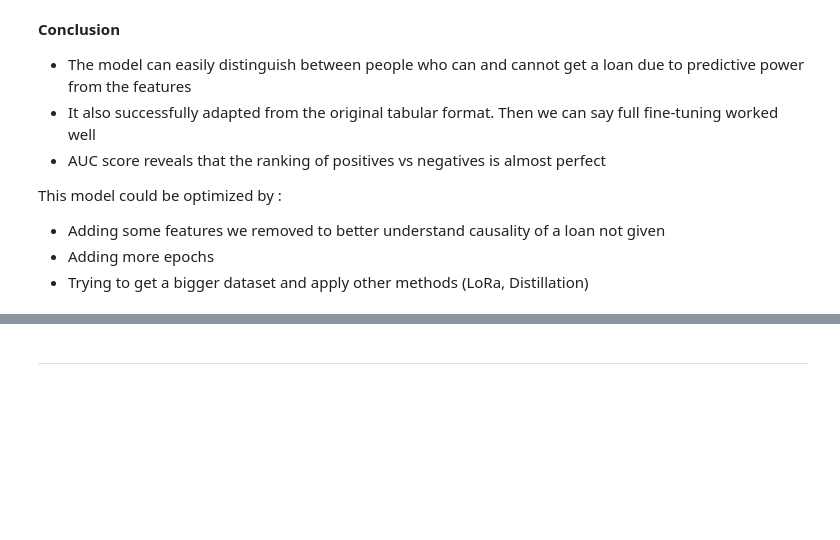
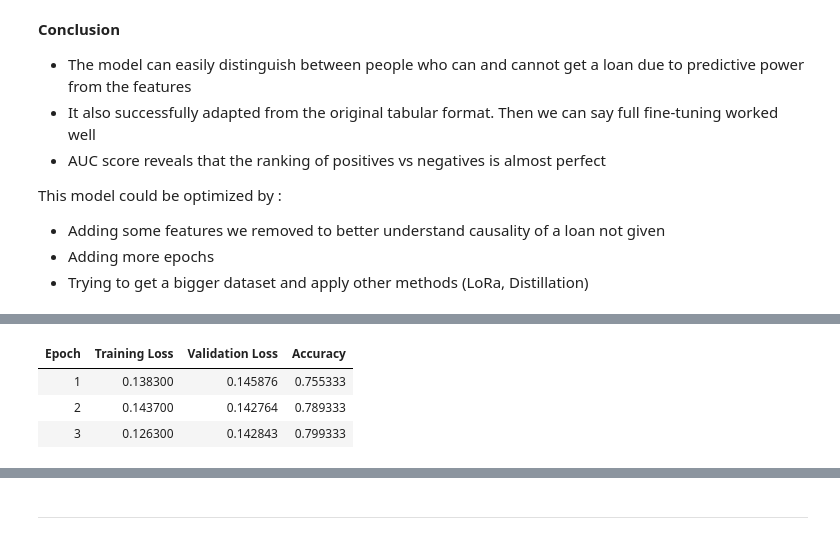
Before and after one commit to LouisDuv/ethical_AI_workflow, a Jupyter notebook: src/notebook.ipynb, the cells around one changed output, grey strips where cells are left out. Saved outputs shown, nothing was run; the diff lists cells and outputs as text; code cells hidden in the pictures; blank space fills up the shorter version.

```diff
--- a/src/notebook.ipynb
+++ b/src/notebook.ipynb
@@ -362,0 +395,94 @@ This model could be optimized by :
+# %%
+from transformers import AutoModelForSequenceClassification, Trainer, TrainingArguments
+import torch
+import torch.nn.functional as F
+import numpy as np
+import evaluate
+
+# ------------------------------
+# Load teacher (frozen)
+# ------------------------------
+teacher = AutoModelForSequenceClassification.from_pretrained("loan_model").eval()
+for p in teacher.parameters():
+    p.requires_grad = False
+
+# Load smaller student
+student = AutoModelForSequenceClassification.from_pretrained("prajjwal1/bert-tiny", num_labels=2)
+
+# ------------------------------
+# Distillation setup
+# ------------------------------
+temperature = 2.0
+alpha = 0.7
+metric = evaluate.load("accuracy")
+
+def compute_metrics(p):
+    preds = np.argmax(p.predictions, axis=1)
+    return {"accuracy": metric.compute(predictions=preds, references=p.label_ids)["accuracy"]}
+
+class DistillationTrainer(Trainer):
+    def compute_loss(self, model, inputs, return_outputs=False, **kwargs):
+        labels = inputs["labels"]
+        outputs_s = model(**{k: v for k, v in inputs.items() if k != "labels"})
+        logits_s = outputs_s.logits
+
+        with torch.no_grad():
+            outputs_t = teacher(**{k: v for k, v in inputs.items() if k != "labels"})
+            logits_t = outputs_t.logits
+
+        # Hard and soft losses
+        loss_ce = F.cross_entropy(logits_s, labels)
+        loss_kl = F.kl_div(
+            F.log_softmax(logits_s / temperature, dim=-1),
+            F.softmax(logits_t / temperature, dim=-1),
+            reduction="batchmean"
+        ) * (temperature ** 2)
+
+        loss = alpha * loss_kl + (1 - alpha) * loss_ce
+        return (loss, outputs_s) if return_outputs else loss
+
+# ------------------------------
+# Training arguments (fixed)
+# ------------------------------
+args = TrainingArguments(
+    output_dir="loan_model_distilled",
+    learning_rate=5e-4,
+    per_device_train_batch_size=16,
+    per_device_eval_batch_size=32,
+    num_train_epochs=3,
+    logging_steps=50,
+    eval_strategy="epoch",     # <-- ADDED
+    save_strategy="epoch",           # <-- ADDED
+    load_best_model_at_end=True,     # works now
+    fp16=torch.cuda.is_available(),
+    report_to="none"
+)
+
+# ------------------------------
+# Trainer and training
+# ------------------------------
+trainer = DistillationTrainer(
+    model=student,
+    args=args,
+    train_dataset=ds_train,
+    eval_dataset=ds_test,
+    tokenizer=tok,
+    compute_metrics=compute_metrics
+)
+
+trainer.train()
+
+# ------------------------------
+# Save distilled model
+# ------------------------------
+trainer.save_model("loan_model_distilled")
+tok.save_pretrained("loan_model_distilled")
+print("✅ Distilled model saved to 'loan_model_distilled/'")
+
+lora_preds = trainer.predict(ds_test)
+lora_logits = lora_preds.predictions
+lora_probs = torch.softmax(torch.tensor(lora_logits), dim=1)[:, 1].numpy()
+
+auc_distilled = plot_roc_auc(y_test, lora_probs, title_prefix="Loan - LoRA")
+print(f"✅ Distilled Fine-tuning completed — ROC-AUC: {auc_distilled:.4f}")
+# %% [output]
@@ -362,0 +492,4 @@ This model could be optimized by :
+| Epoch | Training Loss | Validation Loss | Accuracy |
+| 1 | 0.138300 | 0.145876 | 0.755333 |
+| 2 | 0.143700 | 0.142764 | 0.789333 |
+| 3 | 0.126300 | 0.142843 | 0.799333 |
```
Also changed, not shown: parts of 23 cells of this notebook, 50 other files.
